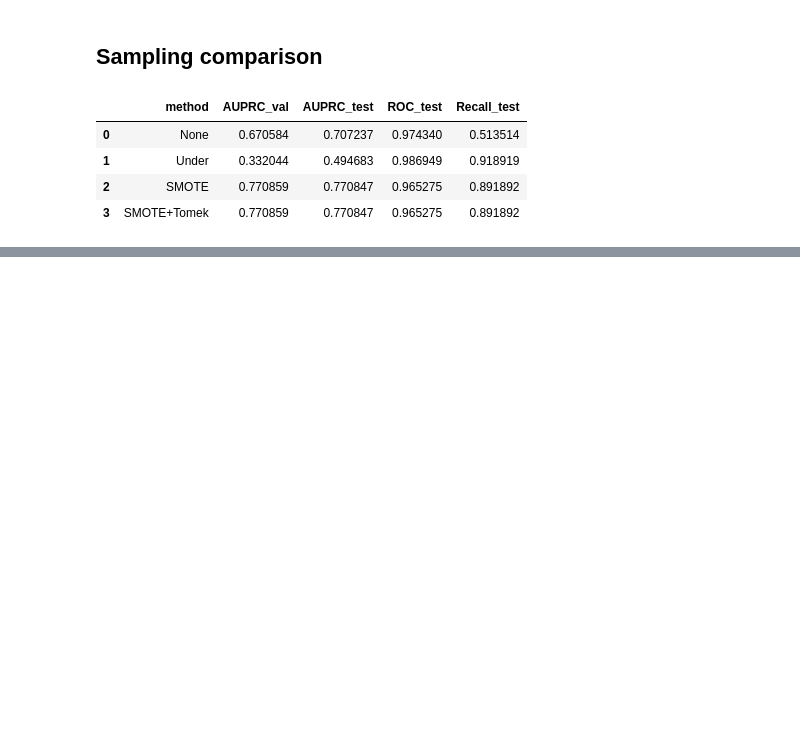
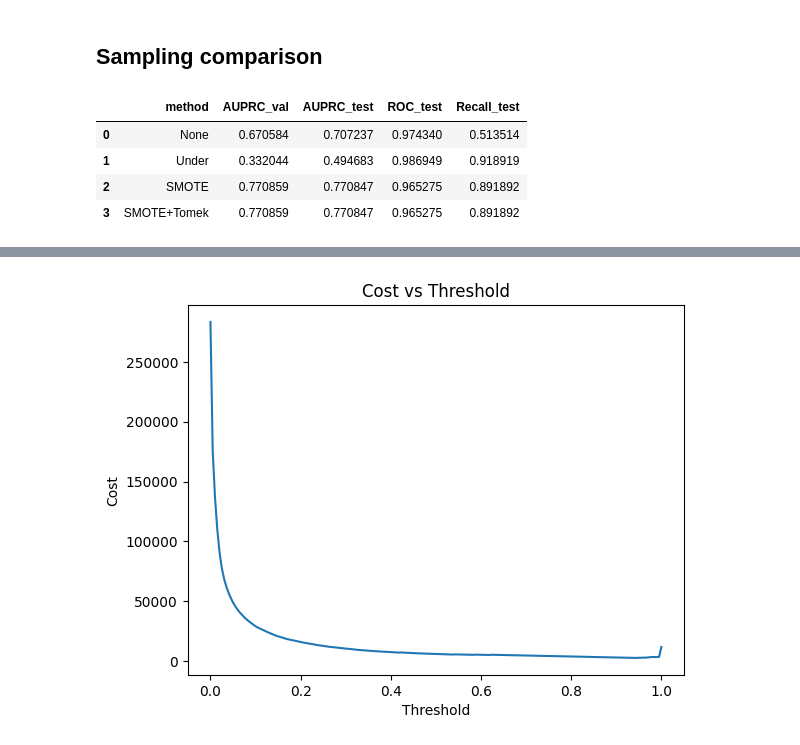
Before and after one commit to NhatHuy61205/Credit-Card-Fraud-Detection-Classification---Imbalanced-, a Jupyter notebook: notebooks/models/Logistic Regression/LR.ipynb, the cells around one changed output, grey strips where cells are left out. Drawn from its saved outputs; the diff is of its cells as text; code cells hidden in the pictures; blank space fills up the shorter version.

```diff
--- a/notebooks/models/Logistic Regression/LR.ipynb
+++ b/notebooks/models/Logistic Regression/LR.ipynb
@@ -255,0 +351,30 @@ pd.DataFrame(results)
+# %%
+best_sampler = SMOTETomek(random_state=SEED)
+
+pipe = Pipeline([
+    ("sampler", best_sampler),
+    ("scaler", StandardScaler()),
+    ("model", LogisticRegression(max_iter=1000, random_state=42))
+])
+
+pipe.fit(X_train, y_train)
+
+y_test_score = pipe.predict_proba(X_test)[:,1]
+# %%
+thresholds = np.linspace(0,1,200)
+
+best_thr = 0
+min_cost = float("inf")
+
+cost_list = []
+
+for thr in thresholds:
+    cost = realized_cost(y_test, y_test_score, thr)
+    cost_list.append(cost)
+
+    if cost < min_cost:
+        min_cost = cost
+        best_thr = thr
+
+print("Best threshold:", best_thr)
+print("Min cost:", min_cost)
@@ -255,0 +401,8 @@ pd.DataFrame(results)
+# %%
+plt.plot(thresholds, cost_list)
+plt.xlabel("Threshold")
+plt.ylabel("Cost")
+plt.title("Cost vs Threshold")
+plt.show()
+# %% [output]
+[figure, added]
```
Also changed, not shown: parts of 8 cells of this notebook, 1 other file.
